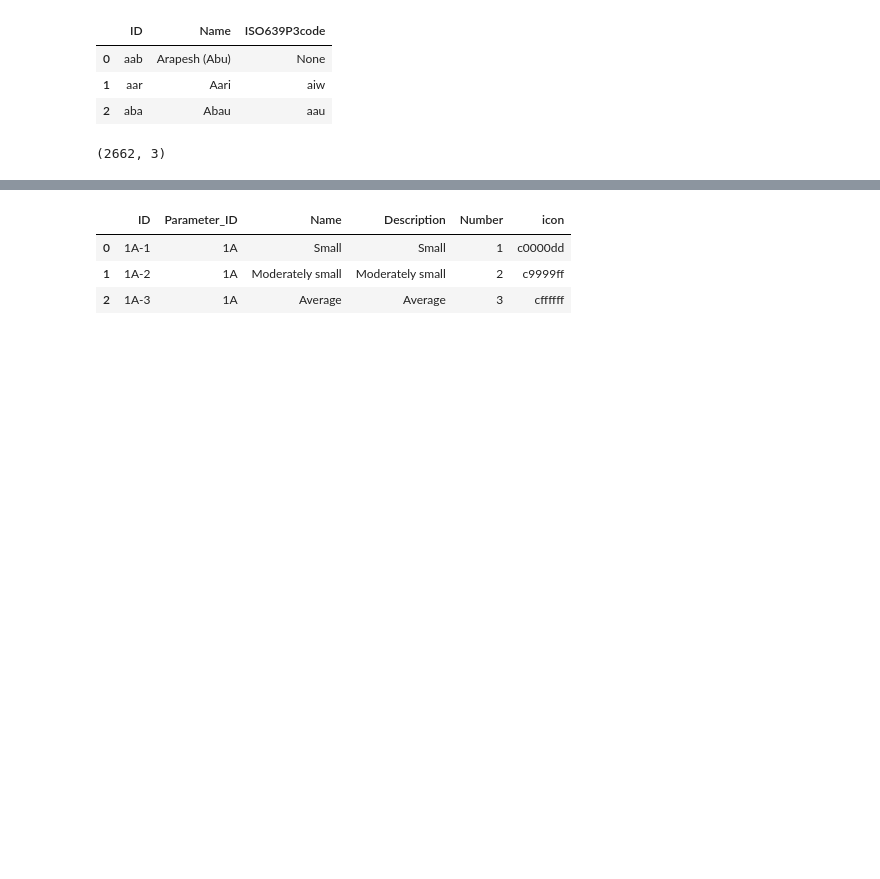
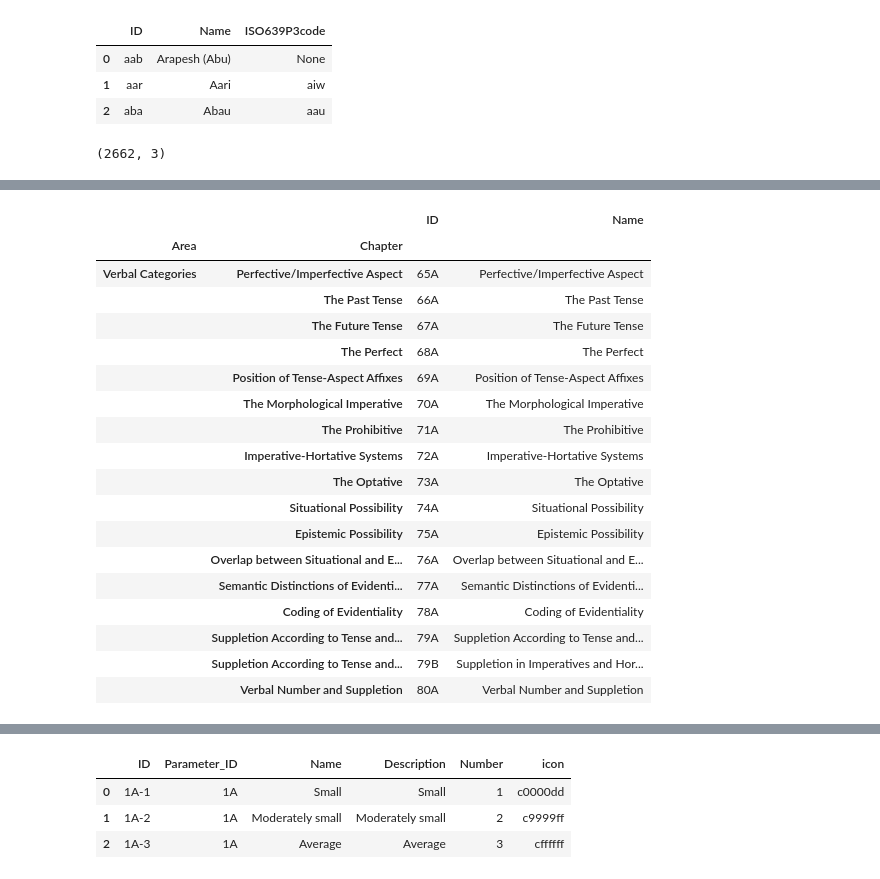
Before and after one commit to Pappa/conlanger, a Jupyter notebook: notebooks/explore_wals.ipynb, the cells around one changed output, grey strips where cells are left out. Saved outputs shown, nothing was run; the diff lists cells and outputs as text; code cells hidden in the pictures; blank space fills up the shorter version.

```diff
--- a/notebooks/explore_wals.ipynb
+++ b/notebooks/explore_wals.ipynb
@@ -117,0 +49,63 @@ Parameters: 188
+# %%
+param_df = (
+    pd.DataFrame(wals.iter_rows("ParameterTable"))
+    .drop(columns=["Description", "Contributor_ID"])
+)
+
+word_order_negation = ["Position of Negative Morpheme With Respect to Subject, Object, and Verb", "Order of Negative Morpheme and Verb"]
+
+param_df.loc[param_df["Chapter"].isin(word_order_negation), "Area"] = "Word Order - Negation"
+# param_df.loc[param_df["Area"] == "Phonology", "Area"] = "Phonology & Morphology"
+# param_df.loc[param_df["Area"] == "Morphology", "Area"] = "Phonology & Morphology"
+# param_df.loc[param_df["Area"] == "Nominal Syntax", "Area"] = "Nominal Syntax & Verbal Categories"
+# param_df.loc[param_df["Area"] == "Verbal Categories", "Area"] = "Nominal Syntax & Verbal Categories"
+# param_df.loc[param_df["Area"] == "Complex Sentences", "Area"] = "Complex Sentences & Lexicon"
+# param_df.loc[param_df["Area"] == "Lexicon", "Area"] = "Complex Sentences & Lexicon"
+
+param_df = param_df[
+    ~param_df["Area"].isin(["Sign Languages", "Other"])
+]
+
+for area, df in param_df.set_index(["Area", "Chapter"]).groupby(level=0):
+    display(df)
+
+param_counts_by_area = param_df[["Area", "ID"]].groupby("Area", sort=False).agg(param_count=('ID', 'count'), params=('ID', list)).reset_index()
+max_params_by_area = param_counts_by_area["param_count"].max()
+display(param_counts_by_area)
+
+param_counts_by_chapter = (param_df[["Area", "Chapter", "ID"]]
+                           .groupby(["Area", "Chapter"], sort=False)
+                           .agg(param_count=('ID', 'count'))
+                           .reset_index()
+)
+
+params_by_chapter = (param_counts_by_chapter
+                           .groupby("Area", sort=False)
+                           .agg(total=('param_count', 'sum'), max=('param_count', 'max'), unique_count_per_chapter=('param_count', (lambda x: list(x.unique()))))
+                           .reset_index()
+)
+display(params_by_chapter)
+
+
+max_params_by_chapter = param_counts_by_chapter["param_count"].max()
+
+all_parameters = np.array([l + [''] * (max_params_by_area - len(l)) for l in param_counts_by_area["params"].to_list()])
+
+
+areas = param_df.Area.unique()
+chapters = param_df.Chapter.unique()
+
+print(f"Areas: {areas.shape[0]}")
+print(f"Chapters: {chapters.shape[0]}")
+print(f"Parameters: {param_df.shape[0]}")
+
+parameters = param_df[["ID", "Name"]].to_numpy()
+
+param_counts_by_area = [len(param_df[param_df["Area"] == area]["ID"]) for area in areas]
+max_size = max(param_counts_by_area)
+
+params_by_area = [param_df[param_df["Area"] == area]["ID"].to_numpy() for area in areas]
+params_by_area = np.array([np.hstack([a, np.full(max_size - a.size, "")]) for a in params_by_area])
+
+params_by_area.shape, parameters.shape
+# %% [output]
@@ -117,0 +214,19 @@ Parameters: 188
+|  |  | ID | Name |
+| Area | Chapter |  |  |
+| Verbal Categories | Perfective/Imperfective Aspect | 65A | Perfective/Imperfective Aspect |
+|  | The Past Tense | 66A | The Past Tense |
+|  | The Future Tense | 67A | The Future Tense |
+|  | The Perfect | 68A | The Perfect |
+|  | Position of Tense-Aspect Affixes | 69A | Position of Tense-Aspect Affixes |
+|  | The Morphological Imperative | 70A | The Morphological Imperative |
+|  | The Prohibitive | 71A | The Prohibitive |
+|  | Imperative-Hortative Systems | 72A | Imperative-Hortative Systems |
+|  | The Optative | 73A | The Optative |
+|  | Situational Possibility | 74A | Situational Possibility |
+|  | Epistemic Possibility | 75A | Epistemic Possibility |
+|  | Overlap between Situational and E... | 76A | Overlap between Situational and E... |
+|  | Semantic Distinctions of Evidenti... | 77A | Semantic Distinctions of Evidenti... |
+|  | Coding of Evidentiality | 78A | Coding of Evidentiality |
+|  | Suppletion According to Tense and... | 79A | Suppletion According to Tense and... |
+|  | Suppletion According to Tense and... | 79B | Suppletion in Imperatives and Hor... |
+|  | Verbal Number and Suppletion | 80A | Verbal Number and Suppletion |
```
Also changed, not shown: parts of 7 cells of this notebook, 3 other files.
